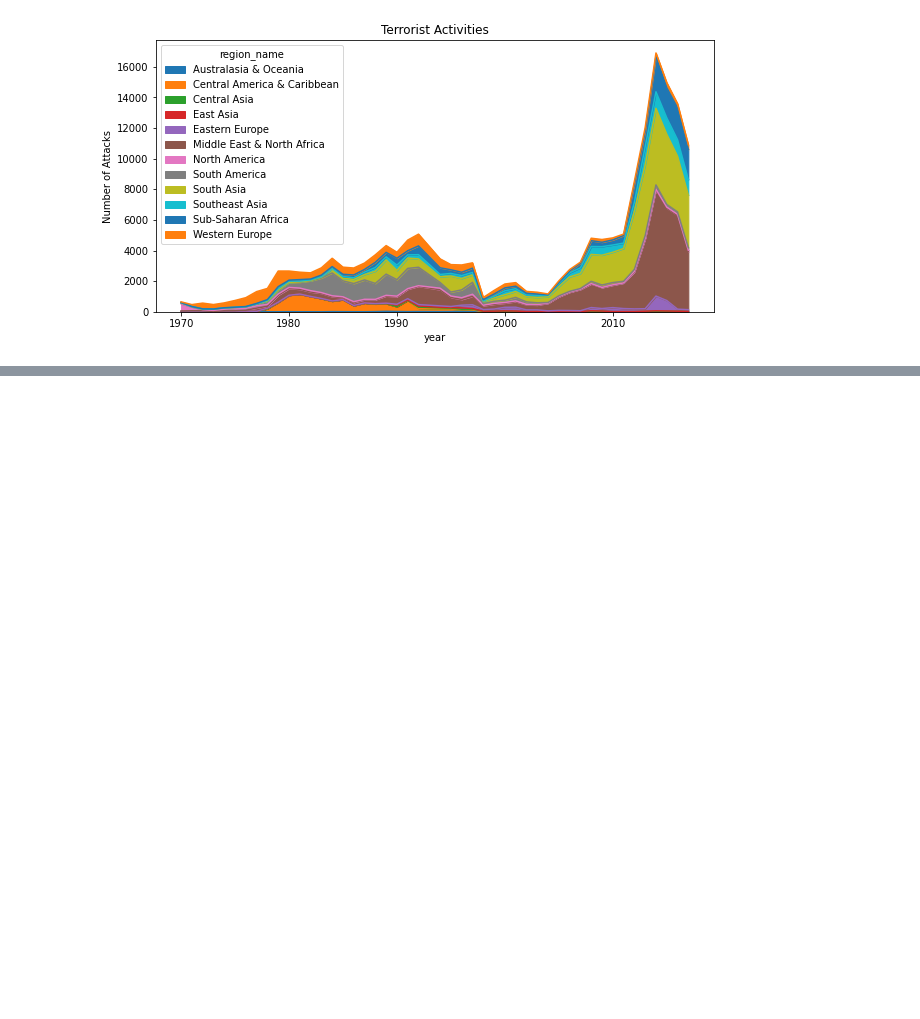
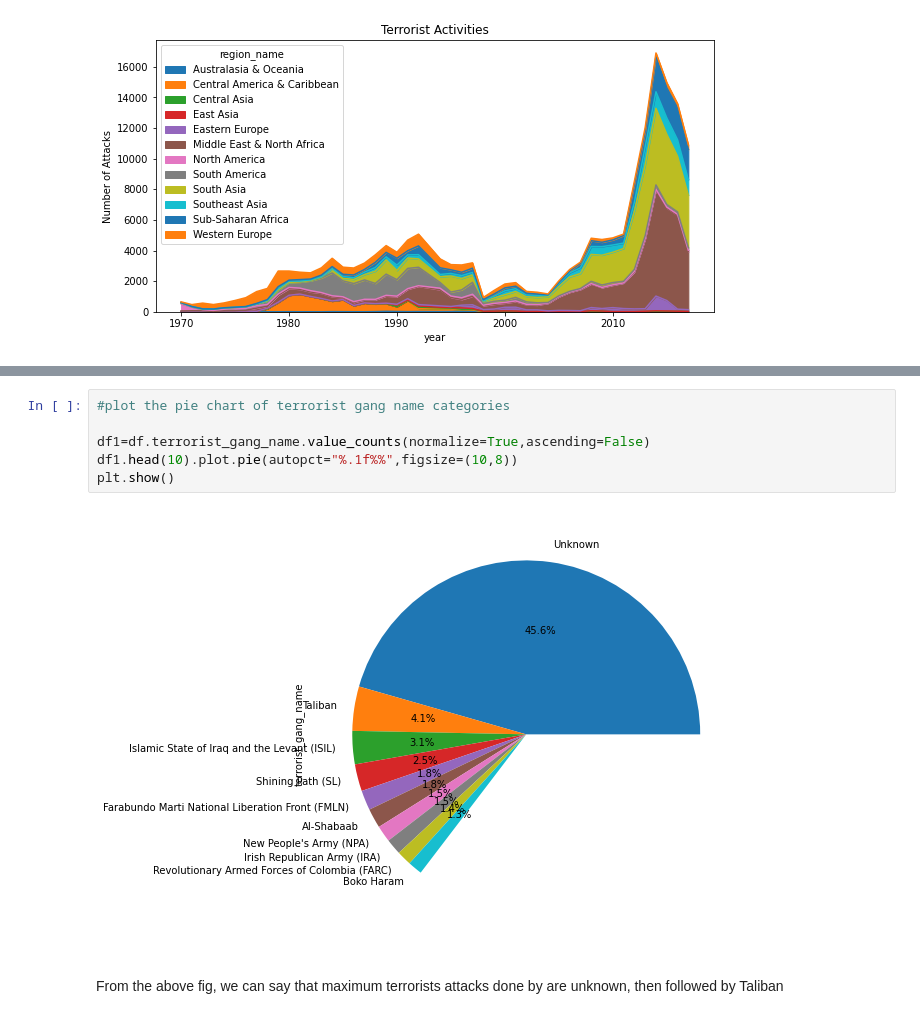
Before and after one commit to PratibhaSanganmath/EDA-Global_terrorism_analysis, a Jupyter notebook: EDA_Global_terrorism.ipynb, the cells around one changed output, grey strips where cells are left out. Cells and saved outputs as stored; diff of their text form; blank space fills up the shorter version.

```diff
--- a/EDA_Global_terrorism.ipynb
+++ b/EDA_Global_terrorism.ipynb
@@ -287,0 +492,10 @@ plt.show()
+# %%
+#plot the pie chart of terrorist gang name categories
+
+df1=df.terrorist_gang_name.value_counts(normalize=True,ascending=False)
+df1.head(10).plot.pie(autopct="%.1f%%",figsize=(10,8))
+plt.show()
+# %% [output]
+[figure, added]
+# %% [markdown]
+From the above fig, we can say that maximum terrorists attacks done by are unknown, then followed by Taliban
```
Also changed, not shown: parts of 21 cells of this notebook.
